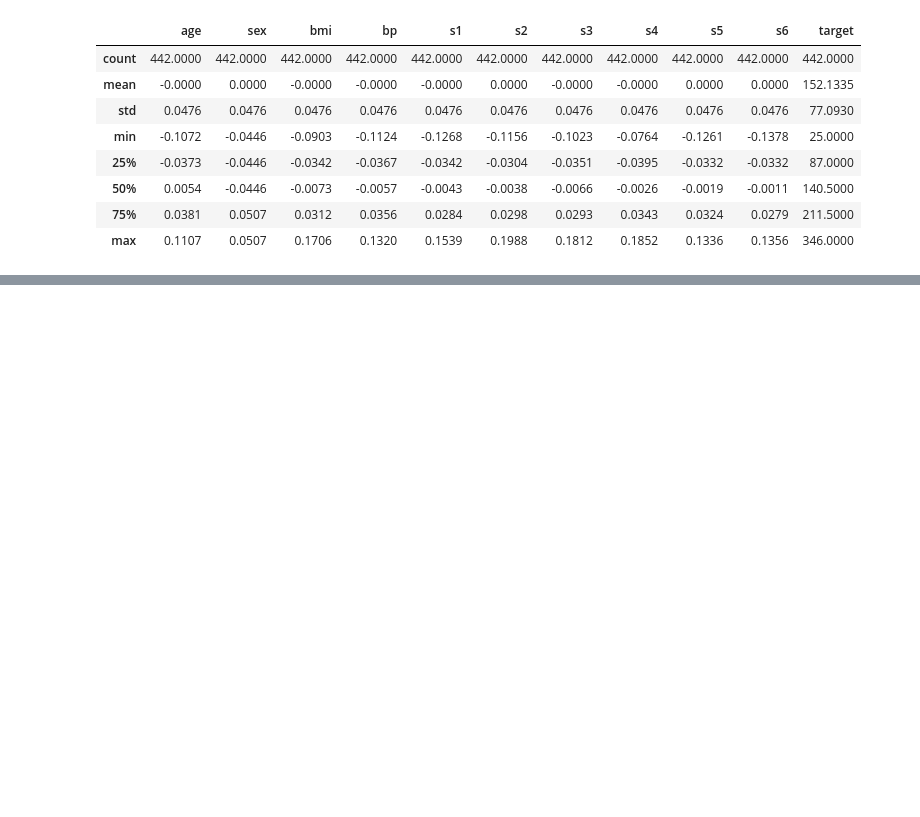
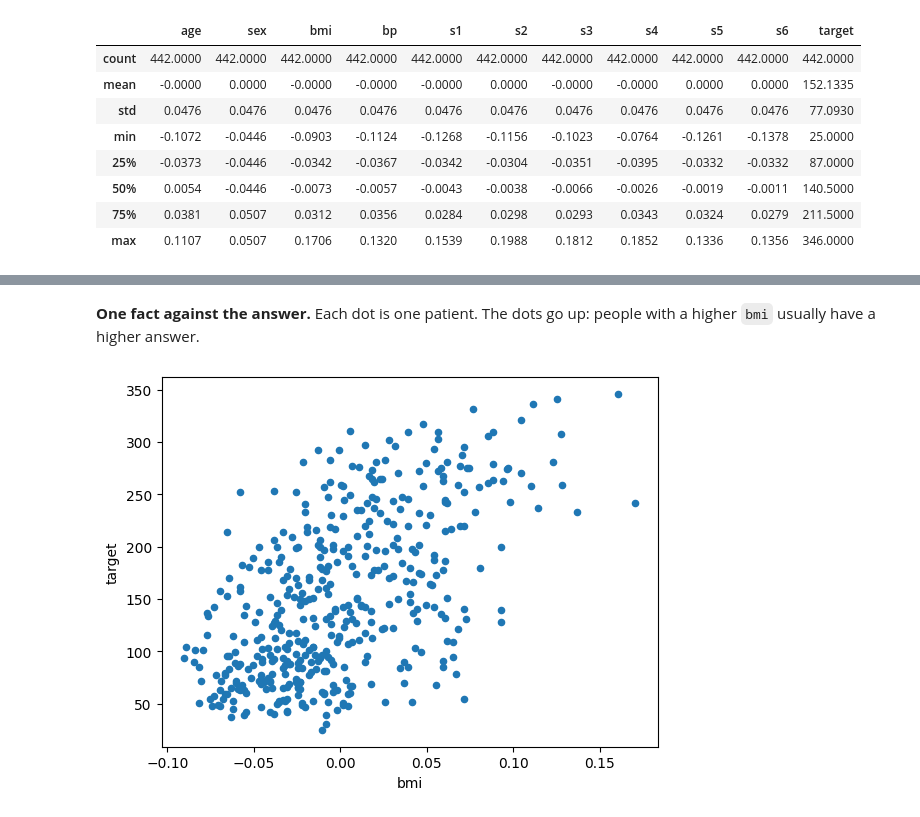
Before and after one commit to ammarcs23/Ml-Beginner-Regression-Classification, a Jupyter notebook: Diabetes_Regression_Beginner.ipynb, the cells around one changed output, grey strips where cells are left out. Drawn from its saved outputs; the diff is of its cells as text; code cells hidden in the pictures; blank space fills up the shorter version.

```diff
--- a/Diabetes_Regression_Beginner.ipynb
+++ b/Diabetes_Regression_Beginner.ipynb
@@ -334,0 +150,6 @@ Try other algorithms, scale the data, or use cross-validation. These are next-le
+# %% [markdown]
+**One fact against the answer.** Each dot is one patient. The dots go up: people with a higher `bmi` usually have a higher answer.
+# %%
+df.plot.scatter(x="bmi", y="target");
+# %% [output]
+[figure, added]
```
Also changed, not shown: parts of 95 cells of this notebook, 1 other file.
